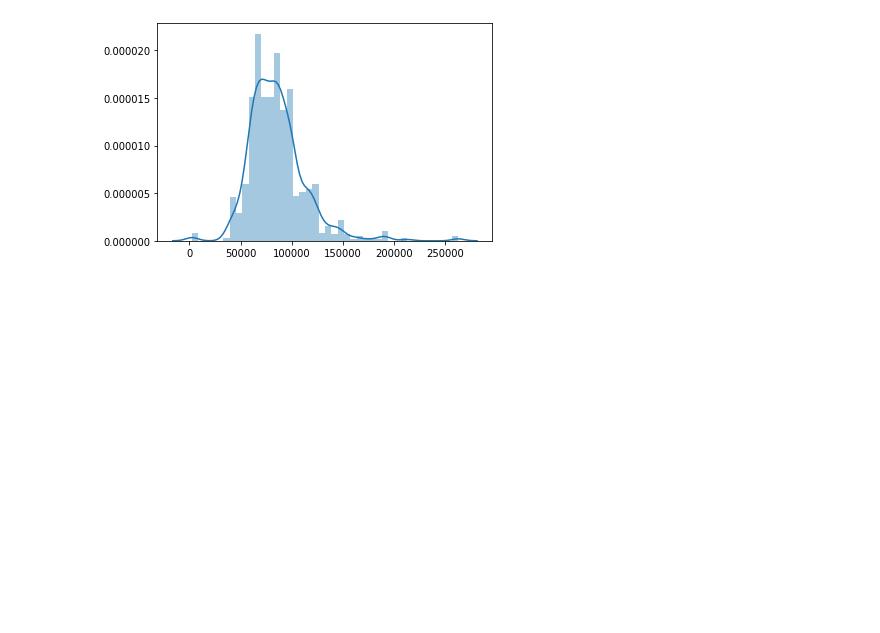
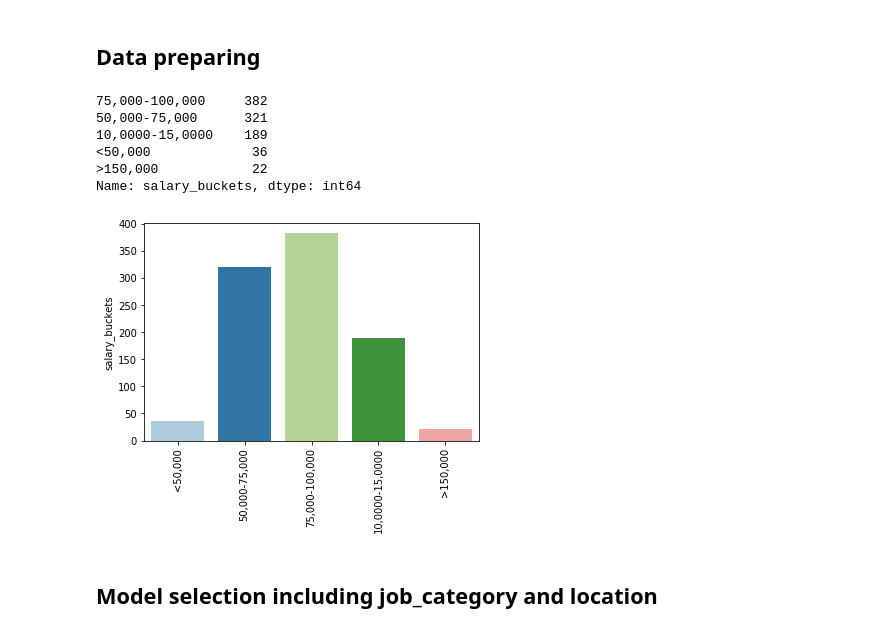
Before and after one commit to Hsieh-Cheng-Han/STA2453_Project1, a Jupyter notebook: models.ipynb, the cells around one changed output. Cells and saved outputs as stored; diff of their text form; code cells hidden in the pictures; blank space fills up the shorter version.

```diff
--- a/models.ipynb
+++ b/models.ipynb
@@ -18,18 +15,12 @@ import warnings
 warnings.filterwarnings("ignore")
 
 %matplotlib inline
+# %% [markdown]
+## Data preparing
 # %%
 # convert salary first
 data = pd.read_csv("data/data.csv")
 data = convert_salary(data)
-# %%
-# see distribution of salary
-salaries = data['salary'].values
-salaries = np.sort(salaries)
-sns.distplot(salaries)
-plt.show()
-# %% [output]
-[figure, removed]
 # %%
 # divide salary into 5 buckets
 def salary_bucket(salary):
@@ -46,3 +37,20 @@ def salary_bucket(salary):
 
 data['salary_buckets'] = data['salary'].apply(lambda x: salary_bucket(x))
+# %%
+buckets_count = data['salary_buckets'].value_counts()
+buckets_count
+# %% [output]
+75,000-100,000     382
+50,000-75,000      321
+10,0000-15,0000    189
+<50,000             36
+>150,000            22
+Name: salary_buckets, dtype: int64
+# %%
+# distribution of classes
+sns.barplot(x=buckets_count.index[[3,1,0,2,4]], y=buckets_count[[3,1,0,2,4]], palette="Paired")
+plt.xticks(rotation=90)
+plt.show()
+# %% [output]
+[figure, added]
 # %%
@@ -50,5 +59,7 @@ data['salary_buckets'] = data['salary'].apply(lambda x: salary_bucket(x))
 data = clean_location(data)
 full_data = clean_requirements(data)
+# %% [markdown]
+## Model selection including job_category and location
 # %%
 # drop useless columns
 mod_data = full_data.drop(columns=['job_title', 'company_name', 'requirements', 'industry', 'requirements_cleaned'])
```
Also changed, not shown: parts of 25 cells of this notebook.
